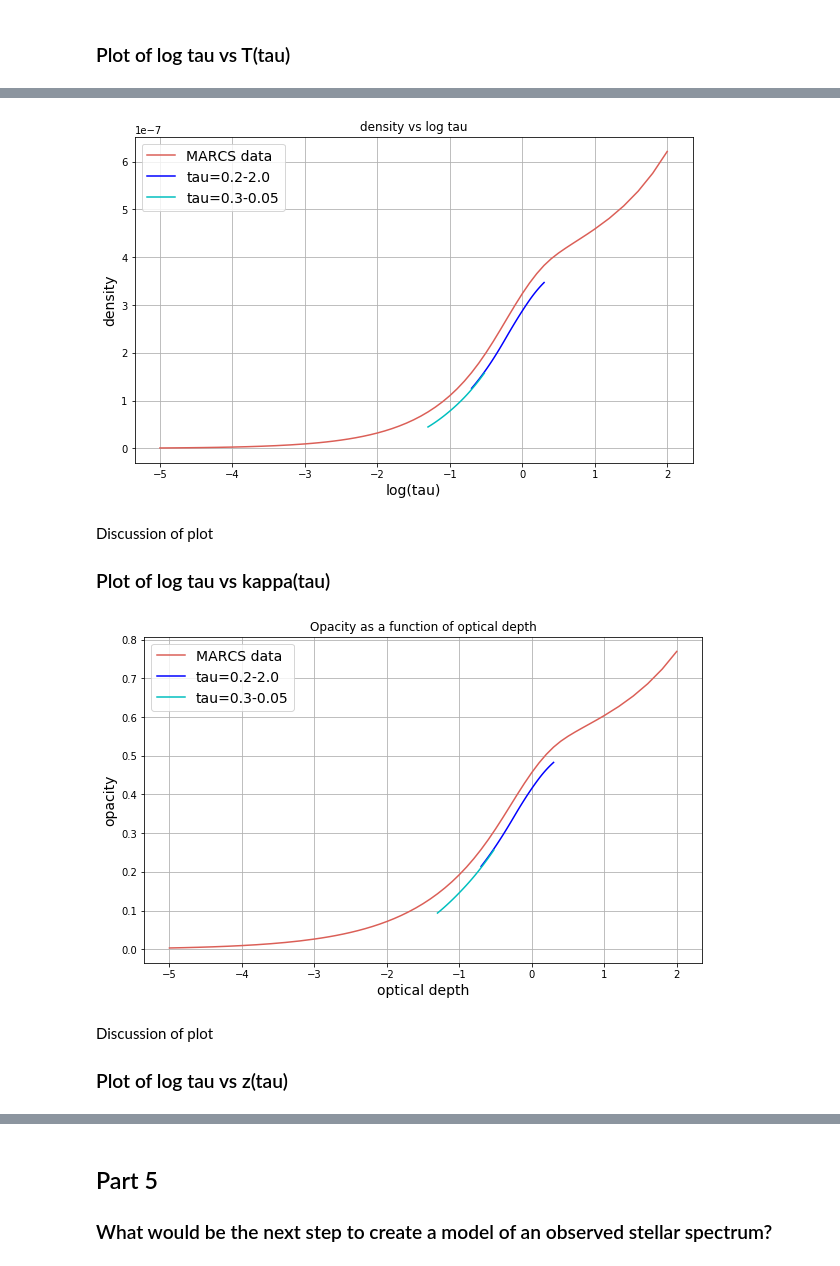
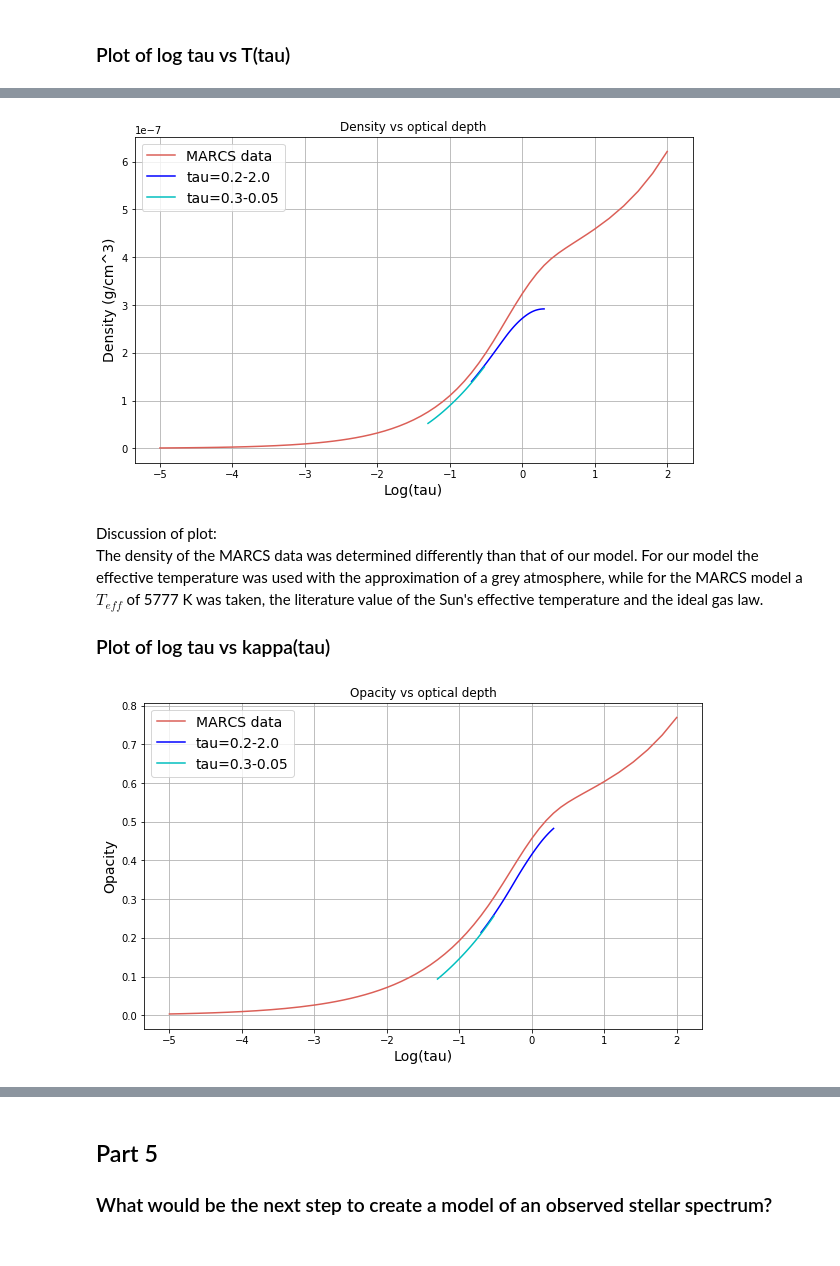
Before and after one commit to dziouba/PoS, a Jupyter notebook: PoS_Computer_Model (2).ipynb, the cells around one changed output, grey strips where cells are left out. Cells and saved outputs as stored; diff of their text form; code cells hidden in the pictures.

```diff
--- a/PoS_Computer_Model (2).ipynb
+++ b/PoS_Computer_Model (2).ipynb
@@ -307,7 +298,8 @@ T = 5777 #Teff sun [K]
 k = 1.380658e-16  #erg/K Boltzmann constant
 mu = 1.3 #average mass in m_H
 mH = 1.6735344e-24   #g, mass of 1H atom
-def rho(P):
+def rho(P,tau):
+    T=Temp(tau)
     return P*mu*mH/(k*T)
 
 fig = figure(figsize=(10,6))
@@ -315,8 +307,8 @@ fr = fig.add_subplot(1,1,1)
 fr.set_xlabel('optical depth', fontsize="14")
 fr.set_ylabel('density ', fontsize="14")
 fr.grid(True)
-fr.plot(tau_02, rho(Pprofile_02), "b--", label='tau=0.2-2.0')
-fr.plot(tau_03, rho(Pprofile_03), "-", label='tau=0.3-0.05')
+fr.plot(tau_02, rho(Pprofile_02,tau_02), "b--", label='tau=0.2-2.0')
+fr.plot(tau_03, rho(Pprofile_03,tau_03), "-", label='tau=0.3-0.05')
 fr.legend(fontsize='14')
 fr.set_title("Density as a function of optical depth")
 show()
@@ -442,40 +436,38 @@ Discussion of plot
 # %%
 # Plot
 MARCS_dens = rho2(MARCS_P)
 fig = figure(figsize=(10,6))
 fr = fig.add_subplot(1,1,1)
-fr.set_xlabel('log(tau)', fontsize="14")
-fr.set_ylabel('density', fontsize="14")
+fr.set_xlabel('Log(tau)', fontsize="14")
+fr.set_ylabel('Density (g/cm^3)', fontsize="14")
 fr.grid(True)
 fr.plot(MARCS_logTau, MARCS_dens, "-", label='MARCS data')
-fr.plot(np.log10(tau_02), rho(Pprofile_02), "b-", label='tau=0.2-2.0')
-fr.plot(np.log10(tau_03), rho(Pprofile_03), "c-", label='tau=0.3-0.05')
+fr.plot(np.log10(tau_02), rho(Pprofile_02,tau_02), "b-", label='tau=0.2-2.0')
+fr.plot(np.log10(tau_03), rho(Pprofile_03,tau_03), "c-", label='tau=0.3-0.05')
 fr.legend(fontsize='14')
-fr.set_title("density vs log tau")
+fr.set_title("Density vs optical depth")
 show()
 # %% [output]
-[figure, old version]
+[figure, new version]
-# %% [markdown]
-Discussion of plot
-
-### Plot of log tau vs kappa(tau)
+# %% [markdown]
+Discussion of plot:
+The density of the MARCS data was determined differently than that of our model. For our model the effective temperature was used with the approximation of a grey atmosphere, while for the MARCS model a $T_{eff}$ of 5777 K was taken, the literature value of the Sun's effective temperature and the ideal gas law.
+
+
+### Plot of log tau vs kappa(tau)
 # %%
 # Plot
 MARCS_kappa = kappa(MARCS_P)
 fig = figure(figsize=(10,6))
 fr = fig.add_subplot(1,1,1)
-fr.set_xlabel('optical depth', fontsize="14")
-fr.set_ylabel('opacity', fontsize="14")
+fr.set_xlabel('Log(tau)', fontsize="14")
+fr.set_ylabel('Opacity', fontsize="14")
 fr.grid(True)
 fr.plot(MARCS_logTau, MARCS_kappa, "-", label='MARCS data')
 fr.plot(np.log10(tau_02), kappa(Pprofile_02), "b-", label='tau=0.2-2.0')
 fr.plot(np.log10(tau_03), kappa(Pprofile_03), "c-", label='tau=0.3-0.05')
 fr.legend(fontsize='14')
-fr.set_title("Opacity as a function of optical depth")
+fr.set_title("Opacity vs optical depth")
 show()
 # %% [output]
-[figure, old version]
+[figure, new version]
-# %% [markdown]
-Discussion of plot
-
-### Plot of log tau vs z(tau)
```
Also changed, not shown: parts of 24 cells of this notebook.
